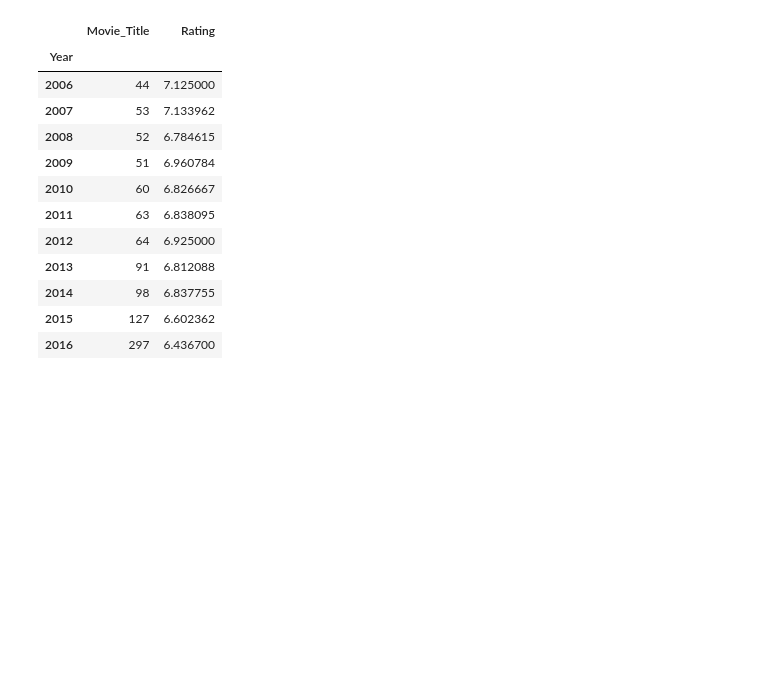
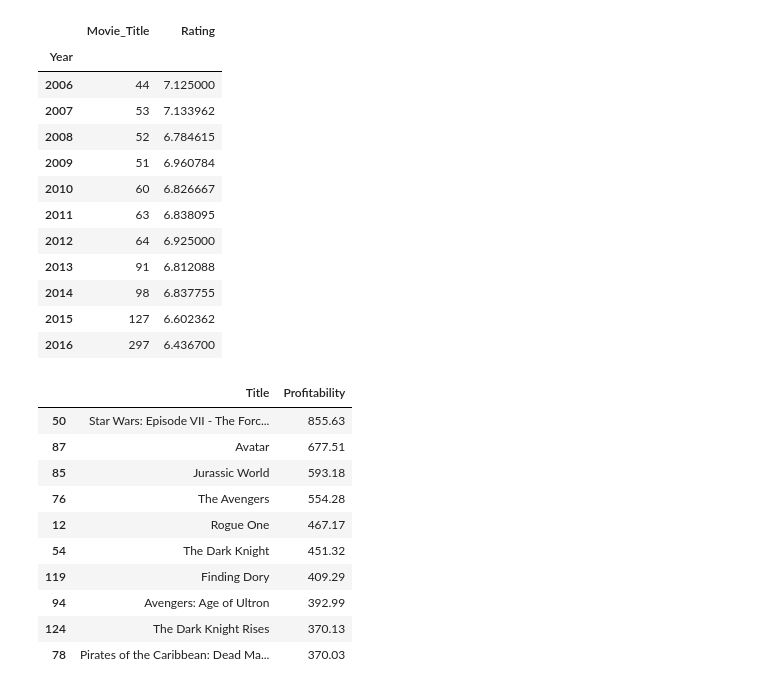
Before and after one commit to aakashshaji6-code/Case_Studies, a Jupyter notebook: Case_Study.ipynb, the cells around one changed output. Saved outputs shown, nothing was run; the diff lists cells and outputs as text; code cells hidden in the pictures; blank space fills up the shorter version.

```diff
--- a/Case_Study.ipynb
+++ b/Case_Study.ipynb
@@ -297,3 +297,23 @@ result
 | 2014 | 98 | 6.837755 |
 | 2015 | 127 | 6.602362 |
 | 2016 | 297 | 6.436700 |
+# %%
+# Q16 - Create Profitability column
+
+df['Profitability'] = df['Revenue (Millions)'] - df['Metascore']
+
+df.head()
+
+df.nlargest(10, 'Profitability')[['Title', 'Profitability']]
+# %% [output]
+|  | Title | Profitability |
+| 50 | Star Wars: Episode VII - The Forc... | 855.63 |
+| 87 | Avatar | 677.51 |
+| 85 | Jurassic World | 593.18 |
+| 76 | The Avengers | 554.28 |
+| 12 | Rogue One | 467.17 |
+| 54 | The Dark Knight | 451.32 |
+| 119 | Finding Dory | 409.29 |
+| 94 | Avengers: Age of Ultron | 392.99 |
+| 124 | The Dark Knight Rises | 370.13 |
+| 78 | Pirates of the Caribbean: Dead Ma... | 370.03 |
```
Also changed, not shown: parts of 2 cells of this notebook.
